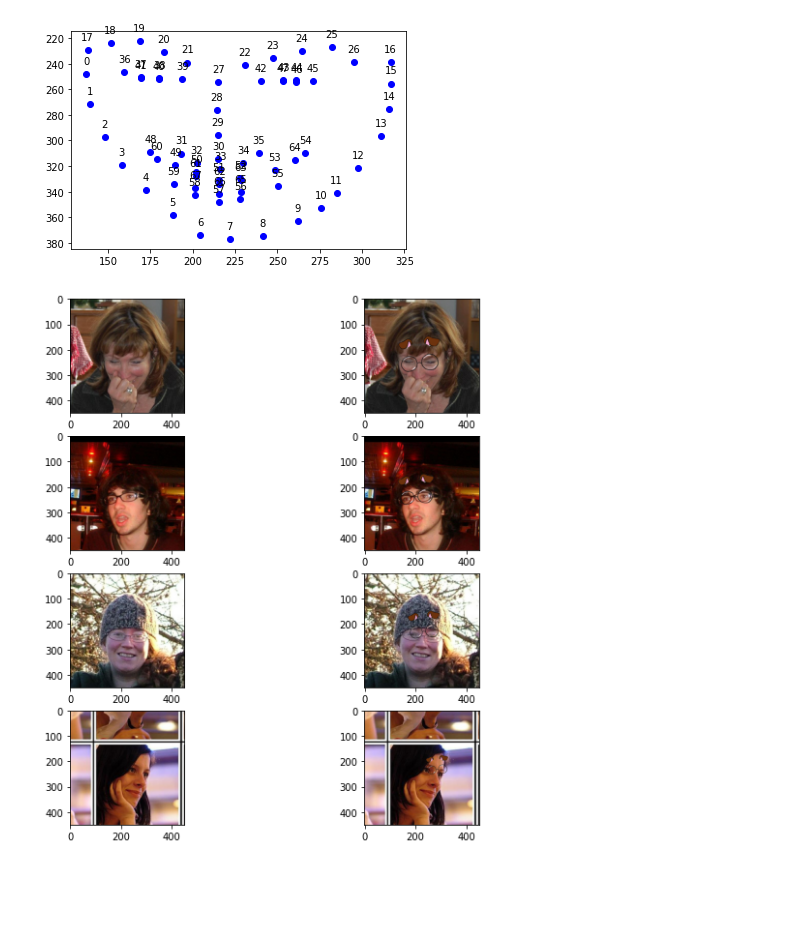
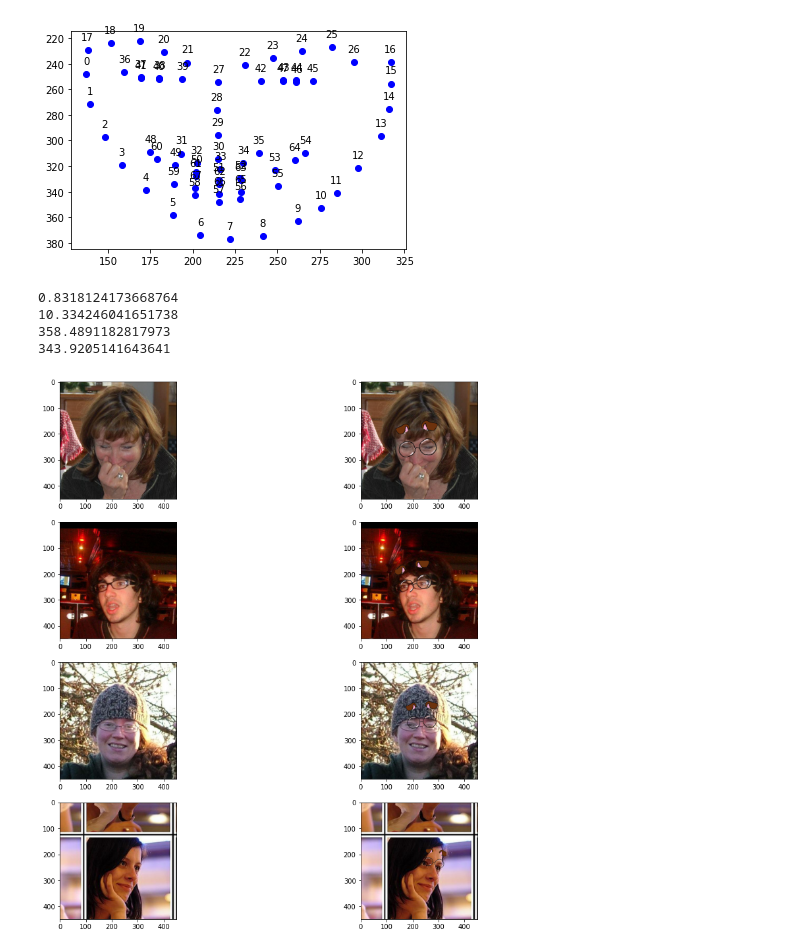
Before and after one commit to Waidhoferj/CSC-566-Project, a Jupyter notebook: FacialLandmarks.ipynb, the cells around one changed output. Drawn from its saved outputs; the diff is of its cells as text; code cells hidden in the pictures; blank space fills up the shorter version.

```diff
--- a/FacialLandmarks.ipynb
+++ b/FacialLandmarks.ipynb
@@ -253,7 +253,7 @@ import math
 filter_path = PROJECT_FILEPATH + "/dog_filter.png"
 count = 1
 total_count = 4
-plt.figure(figsize=(10, 10))
+plt.figure(figsize=(15, 15))
 
 for img,landmarks in test_data:
   if count == total_count + 1:
@@ -264,31 +264,42 @@ for img,landmarks in test_data:
   plt.subplot(rows,cols, count*2 - 1)
 
 
   foreground = Image.open(filter_path)
   #print("width: {0} height: {1}".format(foreground.width, foreground.height))
 
   background = Image.fromarray(np.uint8((img.numpy()[0] + 1)*127.5))
 
   landmarks = landmarks.numpy().squeeze()
   landmarks = landmarks.reshape(68,2)
   left_eye = landmarks[20]*background.width
   right_eye = landmarks[24]*background.width
 
   plt.imshow(background)
 
   eye_distance = math.sqrt((right_eye[0] - left_eye[0])**2 + (right_eye[1] - left_eye[1])**2)
   scale_factor = eye_distance/(1/2*foreground.width)
   foreground = foreground.resize((int(foreground.width*scale_factor), int(foreground.height*scale_factor)))
 
   x_1 = int(left_eye[0] - 0.6*eye_distance)
   y_1 = int(left_eye[1] - 1*eye_distance)
   x_2 = int(x_1 + foreground.width)
   y_2 = int(y_1 + foreground.height)
 
+  angle = math.atan2(left_eye[1] - right_eye[1], left_eye[0] - right_eye[0])
+  angle *= 180/math.pi
+  angle = 180 - angle
+  counter_clockwise_angle = angle
+  clockwise_angle = 360 - angle
+  print(counter_clockwise_angle)
+  foreground = foreground.rotate(counter_clockwise_angle, Image.NEAREST, expand = 0)
   background.paste(foreground, (x_1,y_1, x_2, y_2), foreground)
 
   plt.subplot(rows,cols, count*2)
   plt.imshow(background)
   count = count + 1
 # %% [output]
+0.8318124173668764
+10.334246041651738
+358.4891182817973
+343.9205141643641
-[figure, old version]
+[figure, new version]
```
